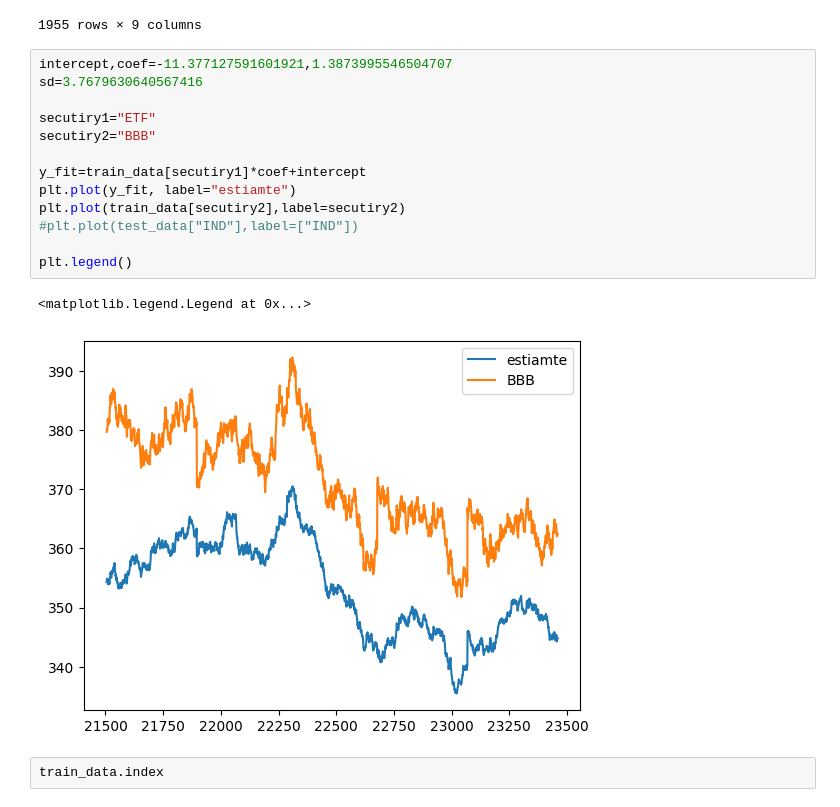
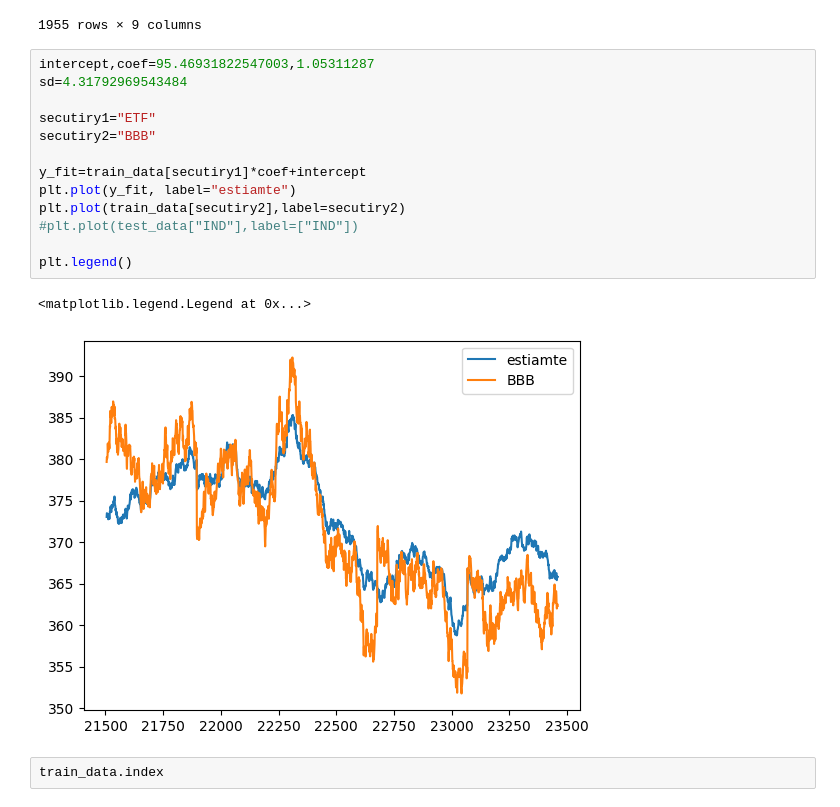
Before and after one commit to RubenAnneBonny/CitadelQuantInvitational, a Jupyter notebook: Ruiming/Backtest_findcoef.ipynb, the cells around one changed output. Drawn from its saved outputs; the diff is of its cells as text.

```diff
--- a/Ruiming/Backtest_findcoef.ipynb
+++ b/Ruiming/Backtest_findcoef.ipynb
@@ -30,21 +30,21 @@ train_data
 | 23459 | 390 | 60 | 390 | 121.86 | 261.94 | 362.30 | 209.79 | 192.79 | 256.70 |
 1955 rows × 9 columns
 # %%
-intercept,coef=-11.377127591601921,1.3873995546504707
-sd=3.7679630640567416
+intercept,coef=95.46931822547003,1.05311287
+sd=4.31792969543484
 
 secutiry1="ETF"
 secutiry2="BBB"
 
 y_fit=train_data[secutiry1]*coef+intercept
 plt.plot(y_fit, label="estiamte")
 plt.plot(train_data[secutiry2],label=secutiry2)
 #plt.plot(test_data["IND"],label=["IND"])
 
 plt.legend()
 # %% [output]
 <matplotlib.legend.Legend at 0x...>
-[figure, old version]
+[figure, new version]
 # %%
 train_data.index
 # %% [output]
```
Also changed, not shown: parts of 2 cells of this notebook, 1 other file.
